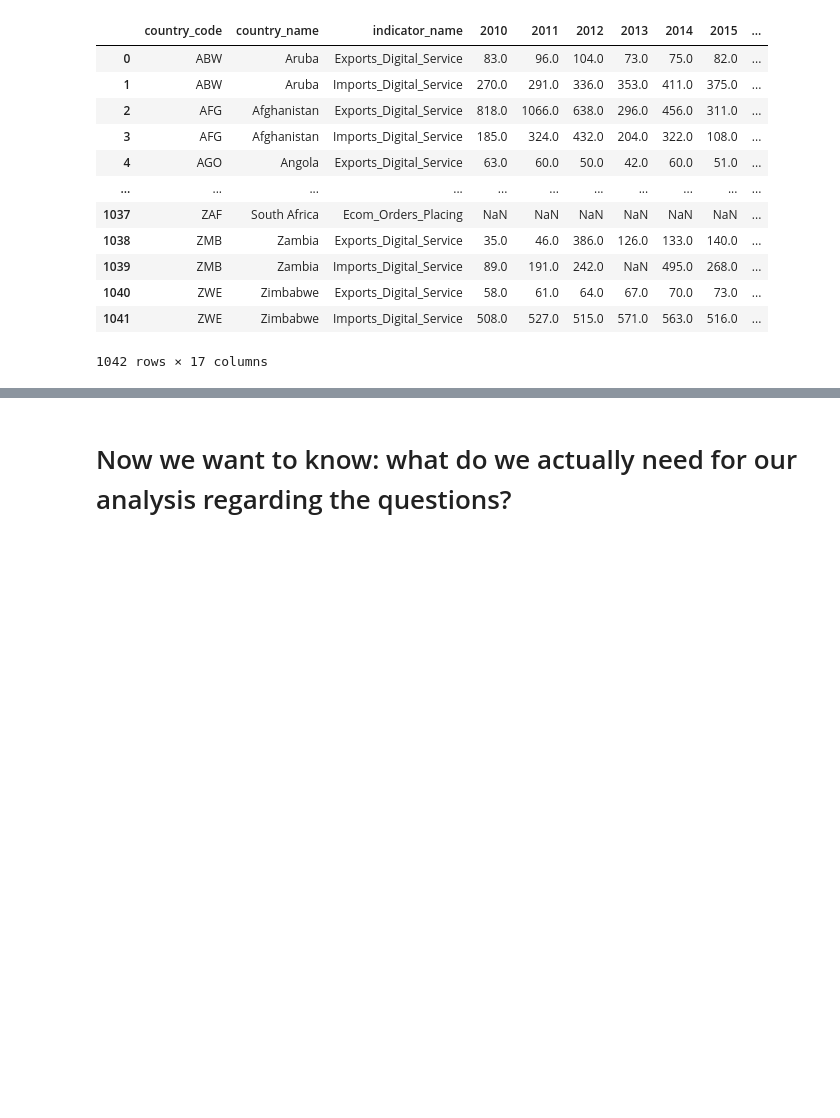
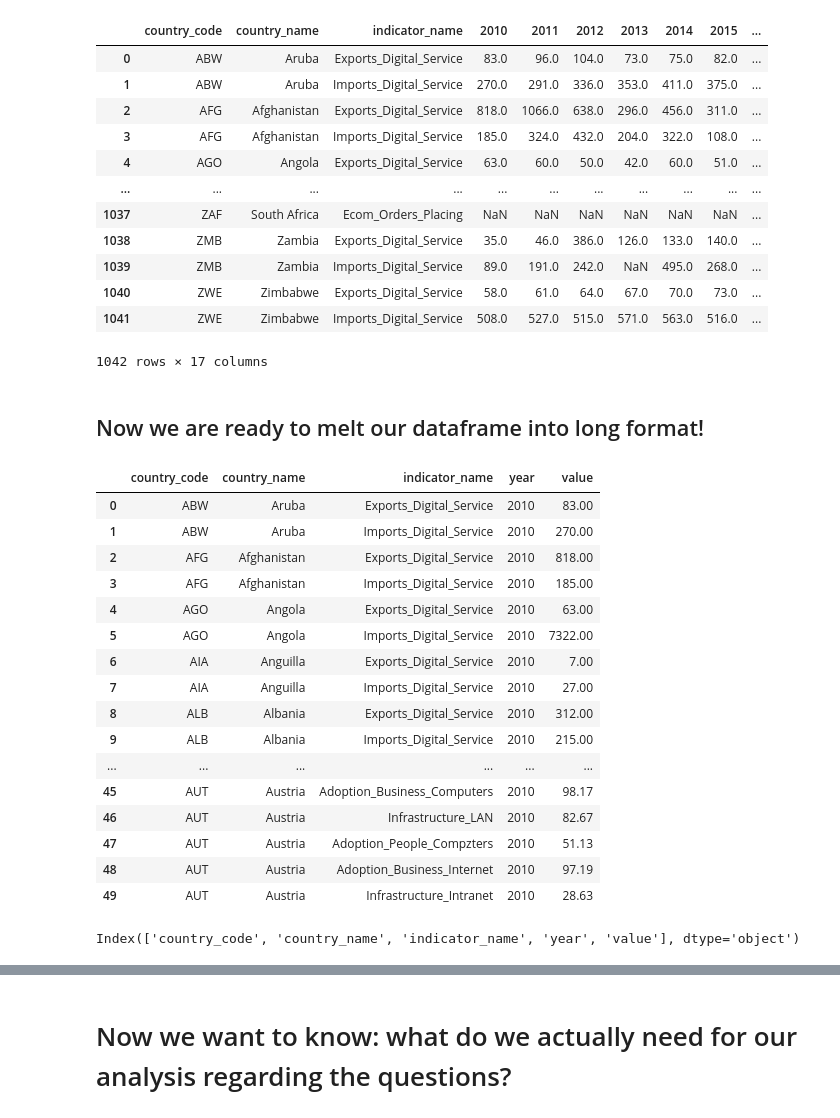
Before and after one commit to kevindrmo/kldr-project, a Jupyter notebook: scripts/workfile.ipynb, the cells around one changed output, grey strips where cells are left out. Cells and saved outputs as stored; diff of their text form; code cells hidden in the pictures; blank space fills up the shorter version.

Commit message:
sorted clean dataframe, saved it

```diff
--- a/scripts/workfile.ipynb
+++ b/scripts/workfile.ipynb
@@ -274,3 +275,35 @@ df
 | 1040 | ZWE | Zimbabwe | Exports_Digital_Service | 58.0 | 61.0 | 64.0 | 67.0 | 70.0 | 73.0 | ... |
 | 1041 | ZWE | Zimbabwe | Imports_Digital_Service | 508.0 | 527.0 | 515.0 | 571.0 | 563.0 | 516.0 | ... |
 1042 rows × 17 columns
+# %% [markdown]
+## Now we are ready to melt our dataframe into long format!
+# %%
+df_long = df.melt(
+    id_vars=["country_code", "country_name", "indicator_name"],
+    value_vars= [str(x) for x in range(2010, 2024)],
+    value_name= "value",
+    var_name= "year")
+# %%
+df_long.head(50)
+# %% [output]
+|  | country_code | country_name | indicator_name | year | value |
+| 0 | ABW | Aruba | Exports_Digital_Service | 2010 | 83.00 |
+| 1 | ABW | Aruba | Imports_Digital_Service | 2010 | 270.00 |
+| 2 | AFG | Afghanistan | Exports_Digital_Service | 2010 | 818.00 |
+| 3 | AFG | Afghanistan | Imports_Digital_Service | 2010 | 185.00 |
+| 4 | AGO | Angola | Exports_Digital_Service | 2010 | 63.00 |
+| 5 | AGO | Angola | Imports_Digital_Service | 2010 | 7322.00 |
+| 6 | AIA | Anguilla | Exports_Digital_Service | 2010 | 7.00 |
+| 7 | AIA | Anguilla | Imports_Digital_Service | 2010 | 27.00 |
+| 8 | ALB | Albania | Exports_Digital_Service | 2010 | 312.00 |
+| 9 | ALB | Albania | Imports_Digital_Service | 2010 | 215.00 |
+| ... | ... | ... | ... | ... | ... |
+| 45 | AUT | Austria | Adoption_Business_Computers | 2010 | 98.17 |
+| 46 | AUT | Austria | Infrastructure_LAN | 2010 | 82.67 |
+| 47 | AUT | Austria | Adoption_People_Compzters | 2010 | 51.13 |
+| 48 | AUT | Austria | Adoption_Business_Internet | 2010 | 97.19 |
+| 49 | AUT | Austria | Infrastructure_Intranet | 2010 | 28.63 |
+# %%
+df_long.columns
+# %% [output]
+Index(['country_code', 'country_name', 'indicator_name', 'year', 'value'], dtype='object')
```
Also changed, not shown: parts of 12 cells of this notebook, 1 other file.
